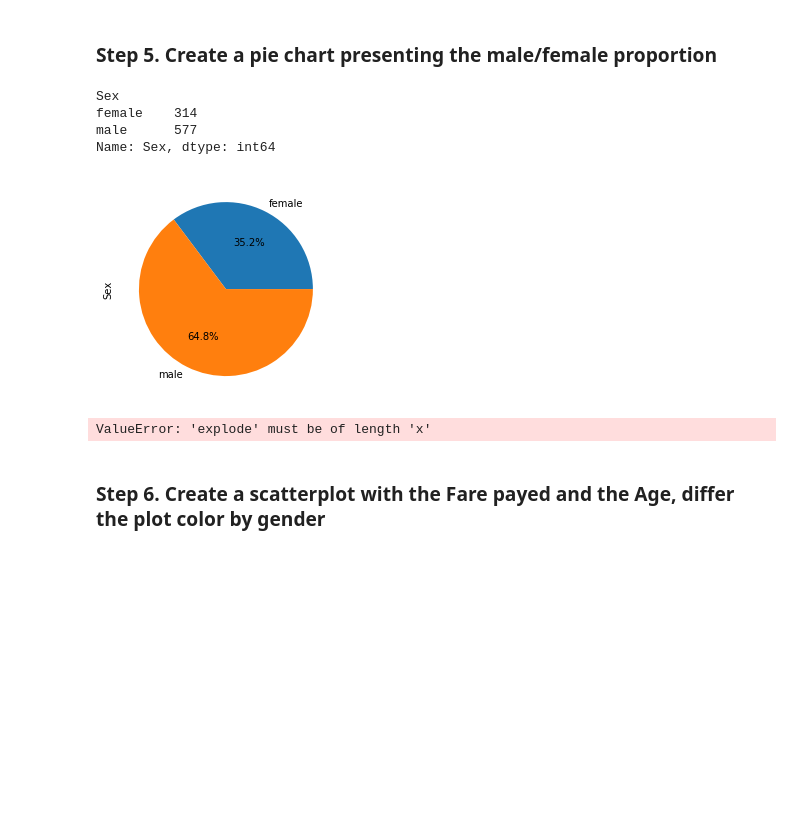
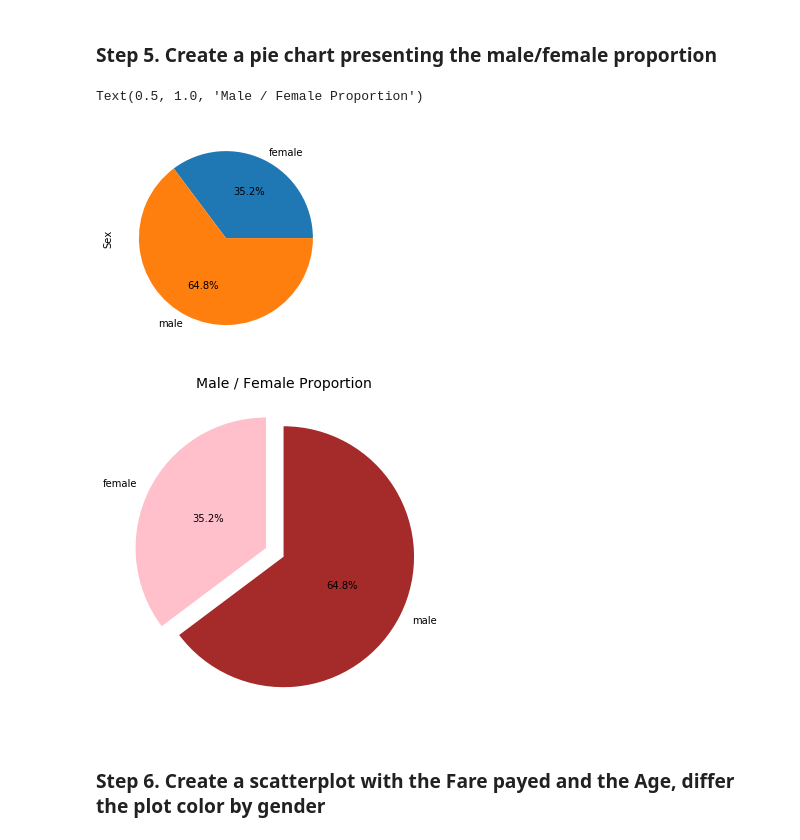
Before and after one commit to osbertc/pandas_exercises, a Jupyter notebook: 07_Visualization/Titanic_Desaster/Osbert_answer_20210103.ipynb, the cells around one changed output. Saved outputs shown, nothing was run; the diff lists cells and outputs as text; code cells hidden in the pictures; blank space fills up the shorter version.

```diff
--- a/07_Visualization/Titanic_Desaster/Osbert_answer_20210103.ipynb
+++ b/07_Visualization/Titanic_Desaster/Osbert_answer_20210103.ipynb
@@ -75,28 +71,24 @@ titanic_Pid
 891 rows × 11 columns
 # %% [markdown]
 ### Step 5. Create a pie chart presenting the male/female proportion
-# %%
-#groupby the data by delivery type
-# chart_sex = titanic_Pid.groupby("Sex").count()
-chart_sex = titanic_Pid.groupby("Sex")["Sex"].count()
-chart_sex
-# %% [output]
-Sex
-female    314
-male      577
-Name: Sex, dtype: int64
-# %%
-chart_sex.plot.pie(autopct="%.1f%%")
-# %% [output]
-[figure, removed]
 # %%
+#groupby the data by delivery type
+chart_sex = titanic_Pid.groupby("Sex")["Sex"].count()
+chart_sex
+
+#simple one liner
+chart_sex.plot.pie(autopct="%.1f%%")
+
 #Using matplotlib
 pie, ax = plt.subplots(figsize=[10,6])
 labels = chart_sex.keys()
-plt.pie(x=chart_sex, autopct="%.1f%%", explode=[0.05]*4, labels=labels, pctdistance=0.5)
-plt.title("Delivery Tips by type", fontsize=14)
+plt.pie(x=chart_sex, autopct="%.1f%%", labels=labels, shadow = False, colors = ['pink', 'brown'],
+    explode = (0.15 , 0),  pctdistance=0.5,  startangle = 90)
+plt.title("Male / Female Proportion", fontsize=14)
 # pie.savefig("DeliveryPieChart.png")
 # %% [output]
-ValueError: 'explode' must be of length 'x'
+Text(0.5, 1.0, 'Male / Female Proportion')
+[figure, added]
+[figure, added]
 # %% [markdown]
 ### Step 6. Create a scatterplot with the Fare payed and the Age, differ the plot color by gender
```
Also changed, not shown: parts of 5 cells of this notebook.
